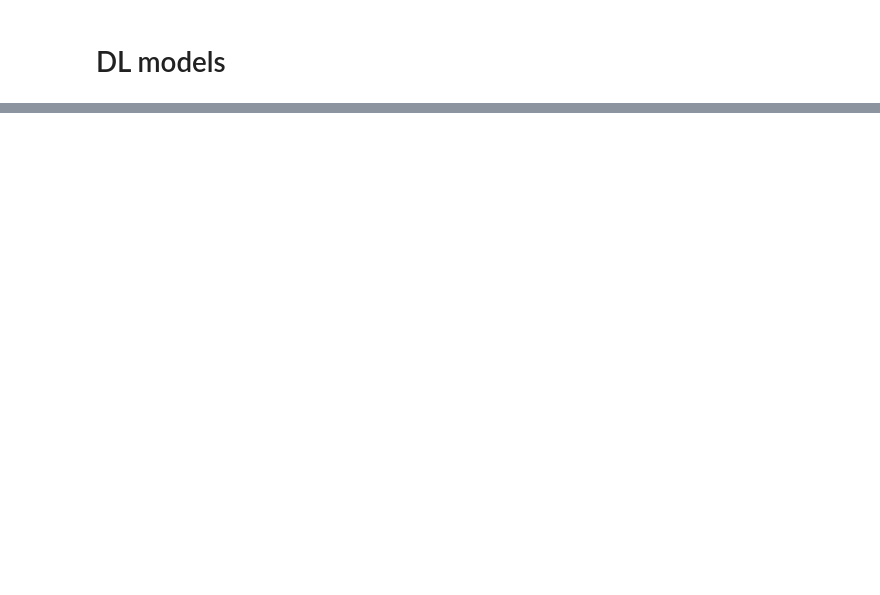
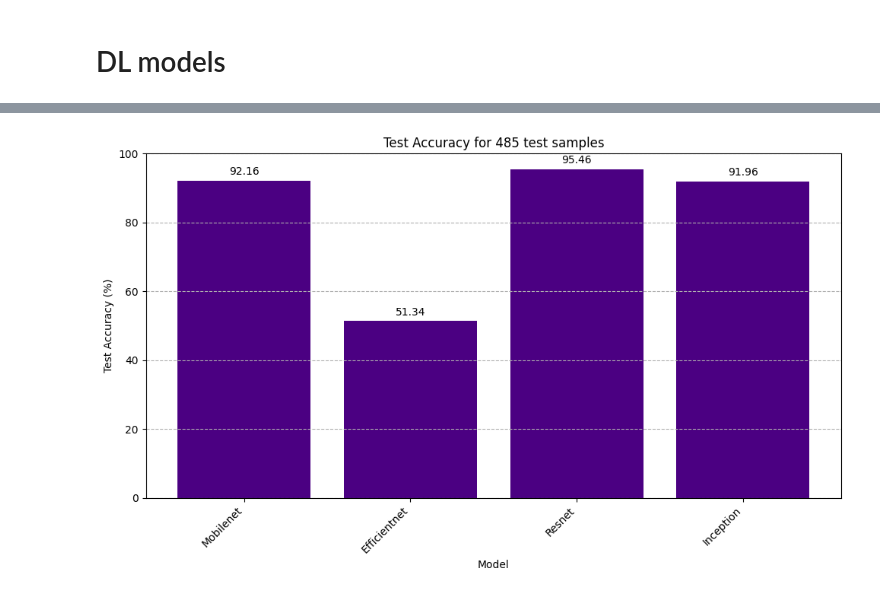
Before and after one commit to Nikshay-Jain/Sticker-Studio, a Jupyter notebook: scripts/Ghibli_Normal_Classifier.ipynb, the cells around one changed output, grey strips where cells are left out. Cells and saved outputs as stored; diff of their text form; code cells hidden in the pictures; blank space fills up the shorter version.

Commit message:
DL models compared

```diff
--- a/scripts/Ghibli_Normal_Classifier.ipynb
+++ b/scripts/Ghibli_Normal_Classifier.ipynb
@@ -209,8 +314,8 @@ Trained model saved as ghibli_normal_mobilenet.h5
 # %%
-# Load the trained model
+# Load the best model
 try:
-    model = load_model('ghibli_normal_mobilenet.h5')
+    model = load_model('<name>.h5')
     print("Trained model loaded successfully.")
 except FileNotFoundError:
-    print("Error: The file 'ghibli_normal_classifier.h5' was not found. Make sure the model is saved in the same directory or provide the correct path.")
+    print("Error: The model file was not found. Make sure the model is saved in the same directory or provide the correct path.")
     model = None
@@ -216,0 +380,29 @@ except FileNotFoundError:
+# %%
+# --- Bar Plot of Test Performance ---
+# Filter out None values for plotting
+valid_accuracies = [acc for acc in test_accuracies if acc is not None]
+valid_model_names = [name for i, name in enumerate(model_names) if test_accuracies[i] is not None]
+
+# Only plot if we have some valid data
+if valid_model_names:
+    accuracies_percentage = [acc * 100 for acc in valid_accuracies]
+    plt.figure(figsize=(10, 6))
+    bars = plt.bar(valid_model_names, accuracies_percentage, color='indigo')
+    plt.xlabel('Model')
+    plt.ylabel('Test Accuracy (%)')
+    plt.title(f'Test Accuracy for {y_test.shape[0]} test samples')
+    plt.ylim(0, 100)
+    plt.grid(axis='y', linestyle='--')
+    plt.xticks(rotation=45, ha='right')
+
+    # Add accuracy values on top of the bars
+    for bar in bars:
+        yval = bar.get_height()
+        plt.text(bar.get_x() + bar.get_width()/2, yval + 1, round(yval, 2), ha='center', va='bottom')
+
+    plt.tight_layout()
+    plt.show()
+else:
+    print("No models were loaded and evaluated successfully, so no plot can be generated.")
+# %% [output]
+[figure, added]
```
Also changed, not shown: parts of 27 cells of this notebook.
